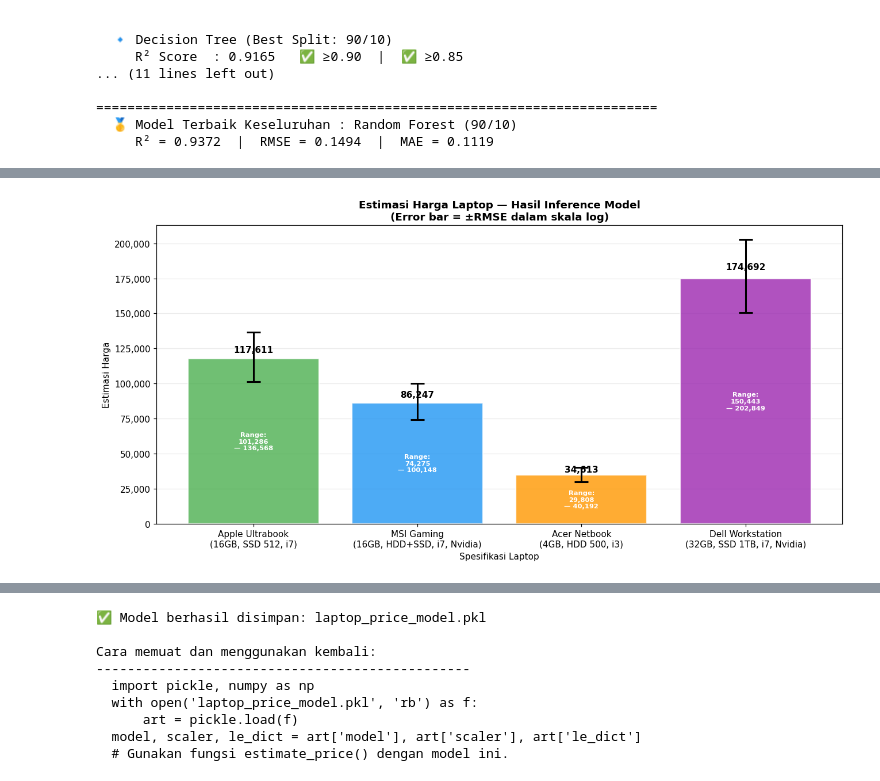
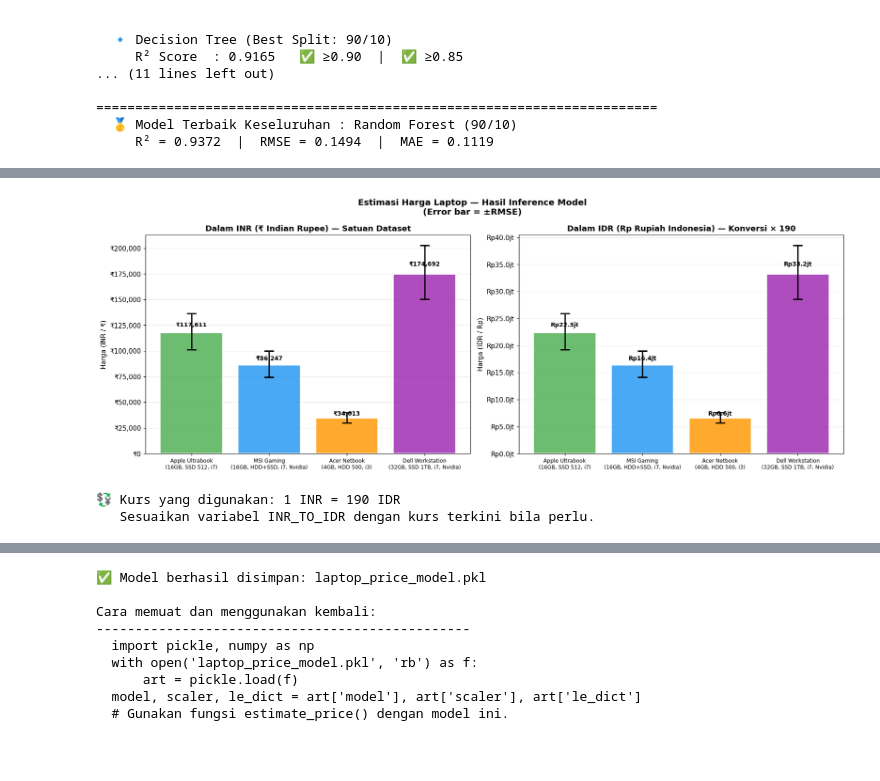
Before and after one commit to arilandrian/projectml, a Jupyter notebook: laptop.ipynb, the cells around one changed output, grey strips where cells are left out. Saved outputs shown, nothing was run; the diff lists cells and outputs as text; code cells hidden in the pictures; blank space fills up the shorter version.

```diff
--- a/laptop.ipynb
+++ b/laptop.ipynb
@@ -1174,44 +1281,62 @@ print(f"  Rentang Harga  : {res4['price_range'][0]:>12,.2f}  s.d.  {res4['price_
 # %%
-# ── Visualisasi Estimasi Harga ─────────────────────────────
+# ── Visualisasi Estimasi Harga (INR & IDR) ────────────────
 inference_cases = [
     ('Apple Ultrabook\n(16GB, SSD 512, i7)', res1),
     ('MSI Gaming\n(16GB, HDD+SSD, i7, Nvidia)', res2),
     ('Acer Netbook\n(4GB, HDD 500, i3)', res3),
     ('Dell Workstation\n(32GB, SSD 1TB, i7, Nvidia)', res4),
 ]
 
-labels     = [c[0] for c in inference_cases]
-estimates  = [c[1]['price_estimate'] for c in inference_cases]
-lows       = [c[1]['price_range'][0] for c in inference_cases]
-highs      = [c[1]['price_range'][1] for c in inference_cases]
-err_low    = [e - l for e, l in zip(estimates, lows)]
-err_high   = [h - e for h, e in zip(highs, estimates)]
+labels    = [c[0] for c in inference_cases]
+inr_vals  = [c[1]['price_inr'] for c in inference_cases]
+idr_vals  = [c[1]['price_idr'] for c in inference_cases]
+inr_lows  = [c[1]['range_inr'][0] for c in inference_cases]
+inr_highs = [c[1]['range_inr'][1] for c in inference_cases]
+idr_lows  = [c[1]['range_idr'][0] for c in inference_cases]
+idr_highs = [c[1]['range_idr'][1] for c in inference_cases]
+err_inr_low  = [e - l for e, l in zip(inr_vals, inr_lows)]
+err_inr_high = [h - e for h, e in zip(inr_highs, inr_vals)]
+err_idr_low  = [e - l for e, l in zip(idr_vals, idr_lows)]
+err_idr_high = [h - e for h, e in zip(idr_highs, idr_vals)]
 
-fig, ax = plt.subplots(figsize=(12, 6))
 colors_inf = ['#4CAF50', '#2196F3', '#FF9800', '#9C27B0']
+fig, axes  = plt.subplots(1, 2, figsize=(16, 6))
+fig.suptitle('Estimasi Harga Laptop — Hasil Inference Model\n(Error bar = ±RMSE)',
+             fontsize=13, fontweight='bold')
 
-bars = ax.bar(labels, estimates, color=colors_inf, alpha=0.8, edgecolor='white',
-              linewidth=1.5, zorder=2)
-ax.errorbar(labels, estimates,
-            yerr=[err_low, err_high],
-            fmt='none', color='black', capsize=8, linewidth=2, capthick=2, zorder=3)
+# ── Plot INR ──────────────────────────────────────────────
+bars_inr = axes[0].bar(labels, inr_vals, color=colors_inf, alpha=0.82, edgecolor='white', linewidth=1.5, zorder=2)
+axes[0].errorbar(labels, inr_vals, yerr=[err_inr_low, err_inr_high],
+                 fmt='none', color='black', capsize=7, linewidth=2, capthick=2, zorder=3)
+for bar, val in zip(bars_inr, inr_vals):
+    axes[0].text(bar.get_x() + bar.get_width()/2., bar.get_height() * 1.04,
+                 f'₹{val:,.0f}', ha='center', va='bottom', fontweight='bold', fontsize=9)
+axes[0].set_title('Dalam INR (₹ Indian Rupee) — Satuan Dataset', fontweight='bold')
+axes[0].set_ylabel('Harga (INR / ₹)')
+axes[0].yaxis.set_major_formatter(plt.FuncFormatter(lambda x, _: f'₹{x:,.0f}'))
+axes[0].tick_params(axis='x', labelsize=8)
+axes[0].grid(axis='y', alpha=0.25, zorder=1)
 
-for bar, est, low, high in zip(bars, estimates, lows, highs):
-    ax.text(bar.get_x() + bar.get_width()/2., bar.get_height() * 1.03,
-            f'{est:,.0f}', ha='center', va='bottom', fontweight='bold', fontsize=10)
-    ax.text(bar.get_x() + bar.get_width()/2., bar.get_height() * 0.5,
-            f'Range:\n{low:,.0f}\n— {high:,.0f}',
-            ha='center', va='center', fontsize=7.5, color='white', fontweight='bold')
+# ── Plot IDR ──────────────────────────────────────────────
+bars_idr = axes[1].bar(labels, idr_vals, color=colors_inf, alpha=0.82, edgecolor='white', linewidth=1.5, zorder=2)
+axes[1].errorbar(labels, idr_vals, yerr=[err_idr_low, err_idr_high],
+                 fmt='none', color='black', capsize=7, linewidth=2, capthick=2, zorder=3)
+for bar, val in zip(bars_idr, idr_vals):
+    axes[1].text(bar.get_x() + bar.get_width()/2., bar.get_height() * 1.04,
+                 f'Rp{val/1e6:.1f}jt', ha='center', va='bottom', fontweight='bold', fontsize=9)
+axes[1].set_title(f'Dalam IDR (Rp Rupiah Indonesia) — Konversi × {INR_TO_IDR}', fontweight='bold')
+axes[1].set_ylabel('Harga (IDR / Rp)')
+axes[1].yaxis.set_major_formatter(plt.FuncFormatter(lambda x, _: f'Rp{x/1e6:.1f}jt'))
+axes[1].tick_params(axis='x', labelsize=8)
+axes[1].grid(axis='y', alpha=0.25, zorder=1)
 
-ax.set_title('Estimasi Harga Laptop — Hasil Inference Model\n(Error bar = ±RMSE dalam skala log)',
-             fontsize=12, fontweight='bold')
-ax.set_ylabel('Estimasi Harga')
-ax.set_xlabel('Spesifikasi Laptop')
-ax.yaxis.set_major_formatter(plt.FuncFormatter(lambda x, _: f'{x:,.0f}'))
-ax.grid(axis='y', alpha=0.25, zorder=1)
 plt.tight_layout()
 plt.show()
+print(f'💱 Kurs yang digunakan: 1 INR = {INR_TO_IDR} IDR')
+print('   Sesuaikan variabel INR_TO_IDR dengan kurs terkini bila perlu.')
 # %% [output]
-[figure, old version]
+[figure, new version]
+💱 Kurs yang digunakan: 1 INR = 190 IDR
+   Sesuaikan variabel INR_TO_IDR dengan kurs terkini bila perlu.
 # %%
 # ── Batch Inference: Pengaruh RAM terhadap Estimasi Harga ──
```
Also changed, not shown: parts of 11 cells of this notebook.
